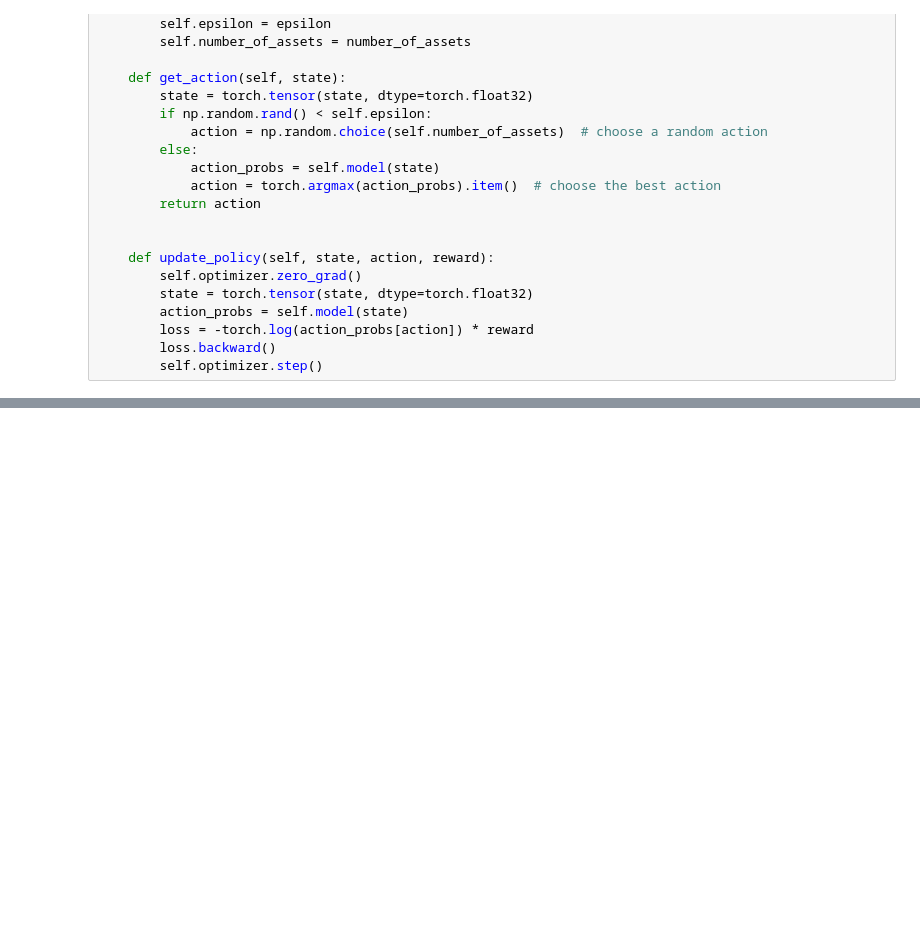
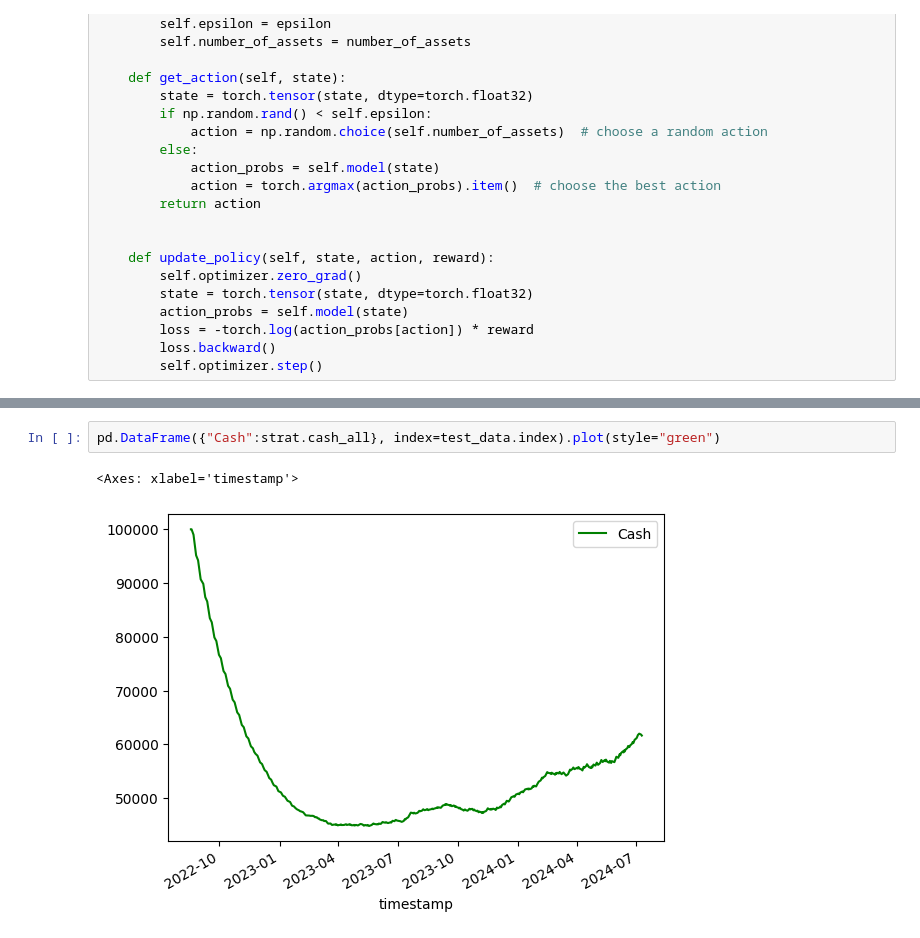
Before and after one commit to AxelGard/cira-examples, a Jupyter notebook: policy_network.ipynb, the cells around one changed output, grey strips where cells are left out. Saved outputs shown, nothing was run; the diff lists cells and outputs as text; blank space fills up the shorter version.

```diff
--- a/policy_network.ipynb
+++ b/policy_network.ipynb
@@ -202,0 +197,5 @@ df_all.plot()
+# %%
+pd.DataFrame({"Cash":strat.cash_all}, index=test_data.index).plot(style="green")
+# %% [output]
+<Axes: xlabel='timestamp'>
+[figure, added]
```
Also changed, not shown: parts of 8 cells of this notebook.
